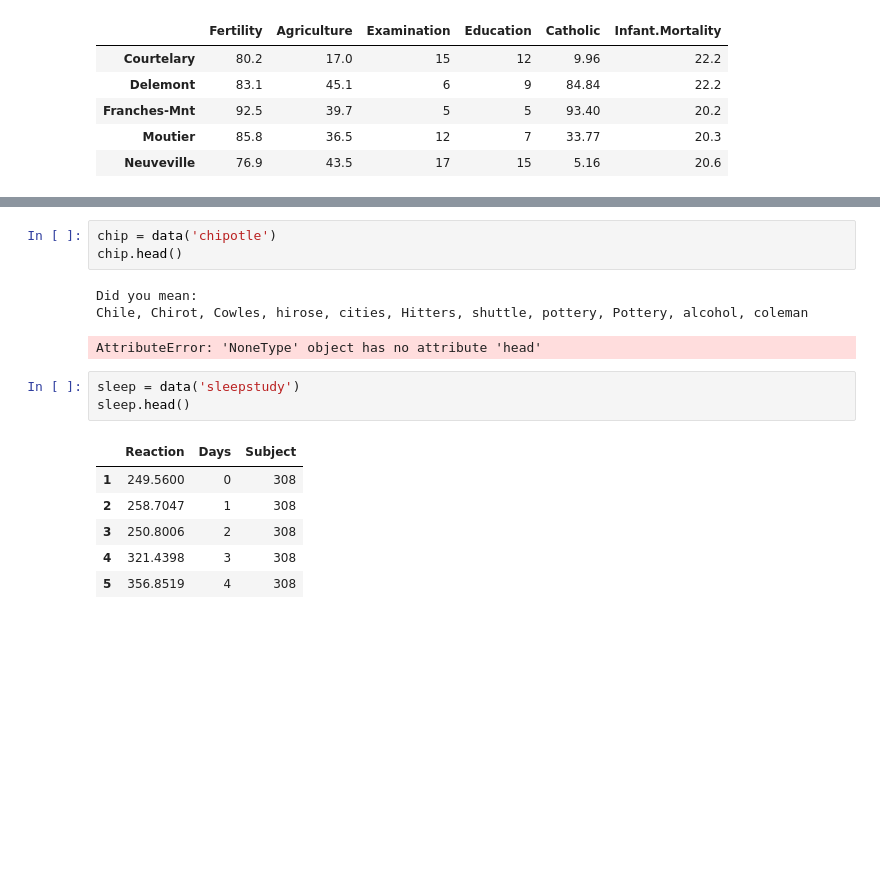
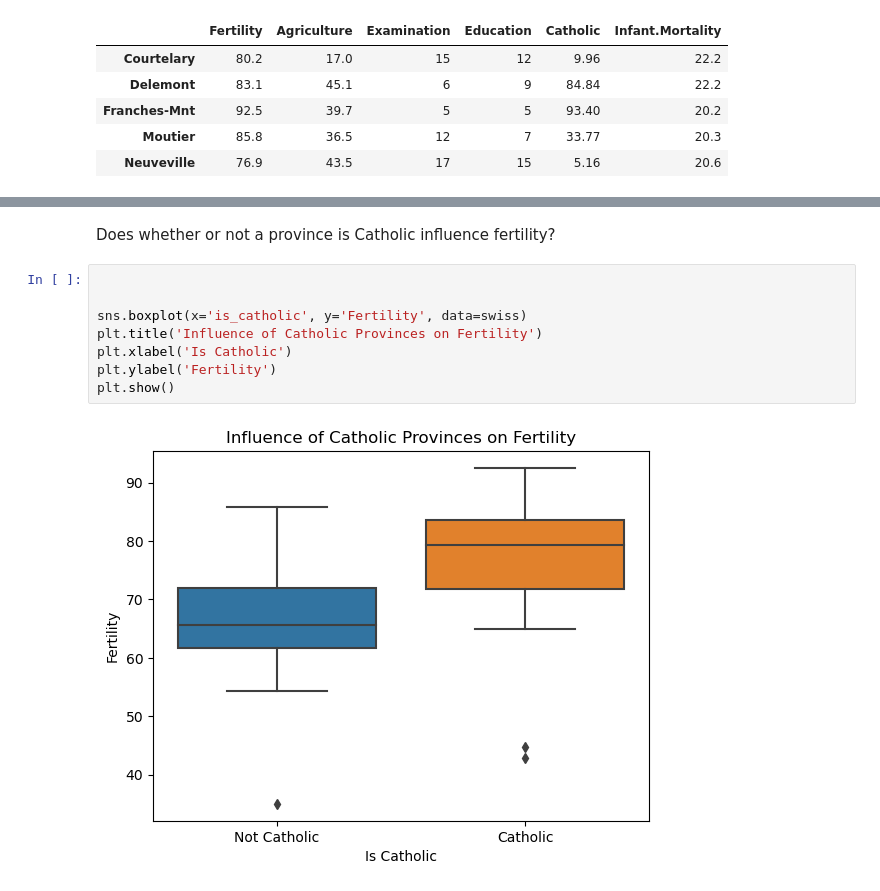
Before and after one commit to Thoai-Adam/python-exercises, a Jupyter notebook: numpy-pandas-visualization-exercises/seaborn_exercises.ipynb, the cells around one changed output, grey strips where cells are left out. Cells and saved outputs as stored; diff of their text form; blank space fills up the shorter version.

```diff
--- a/numpy-pandas-visualization-exercises/seaborn_exercises.ipynb
+++ b/numpy-pandas-visualization-exercises/seaborn_exercises.ipynb
@@ -170,17 +165,12 @@ NameError: name 'top_items' is not defined
-# %%
-chip = data('chipotle')
-chip.head()
-# %% [output]
-Did you mean:
-Chile, Chirot, Cowles, hirose, cities, Hitters, shuttle, pottery, Pottery, alcohol, coleman
-AttributeError: 'NoneType' object has no attribute 'head'
-# %%
-sleep = data('sleepstudy')
-sleep.head()
-# %% [output]
-|  | Reaction | Days | Subject |
-| 1 | 249.5600 | 0 | 308 |
-| 2 | 258.7047 | 1 | 308 |
-| 3 | 250.8006 | 2 | 308 |
-| 4 | 321.4398 | 3 | 308 |
-| 5 | 356.8519 | 4 | 308 |
+# %% [markdown]
+Does whether or not a province is Catholic influence fertility?
+# %%
+
+
+sns.boxplot(x='is_catholic', y='Fertility', data=swiss)
+plt.title('Influence of Catholic Provinces on Fertility')
+plt.xlabel('Is Catholic')
+plt.ylabel('Fertility')
+plt.show()
+# %% [output]
+[figure, added]
```
Also changed, not shown: parts of 8 cells of this notebook.
